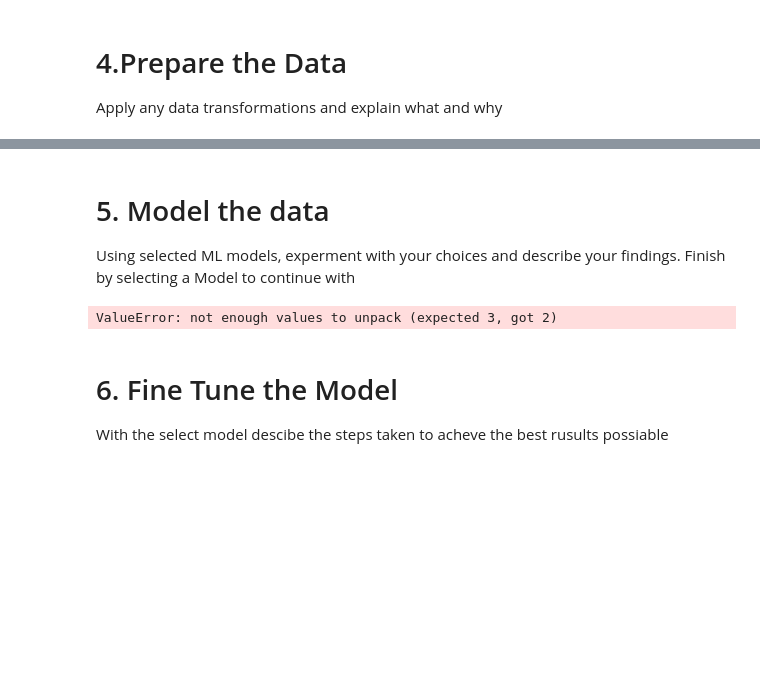
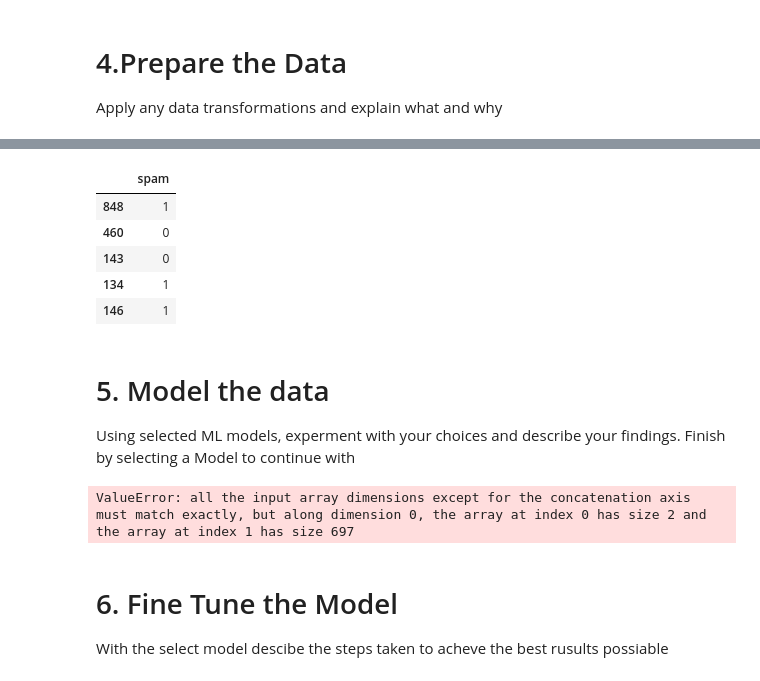
Before and after one commit to alanjit2/Machine-Learning-AI-Honors, a Jupyter notebook: Project_4/Project_4.ipynb, the cells around one changed output, grey strips where cells are left out. Saved outputs shown, nothing was run; the diff lists cells and outputs as text; code cells hidden in the pictures; blank space fills up the shorter version.

Commit message:
Debug and fix preprocessor

```diff
--- a/Project_4/Project_4.ipynb
+++ b/Project_4/Project_4.ipynb
@@ -233,19 +244,16 @@ Apply any data transformations and explain what and why
 # %%
 from sklearn.model_selection import train_test_split
 import numpy as np
-X = pd.DataFrame({ # Split Data and gather wanted features
-    "subject":     df_copy.loc[:, "subject"],
-    "email_content":     df_copy.loc[:, "email_content"],
-    "spam_word_count":     df_copy.loc[:, "spam_word_count"]
-})
+features = ['subject', 'email_content', 'spam_word_count']
+X = df_copy[features]
 
-Y = df_copy.loc[:, "spam"]
-df = pd.concat([X, Y], axis=1)
-df = df.dropna()
-X, Y = df[X.columns], df_copy["spam"]
+Y = df_copy['spam']
+Y = pd.DataFrame(Y)
+# df_copy = pd.concat([X, Y], axis=1)
+# df_copy = df_copy.dropna()
+# X, Y = df_copy[features], df_copy["spam"]
 
 X_train, X_test, y_train, y_test = train_test_split(
     X, Y, test_size=0.2, stratify=Y,
     random_state=42
 )
-X_train.head()
@@ -267,3 +269,12 @@ print(len(y_train))
+# %%
+y_train.head()
+# %% [output]
+|  | spam |
+| 848 | 1 |
+| 460 | 0 |
+| 143 | 0 |
+| 134 | 1 |
+| 146 | 1 |
 # %% [markdown]
 # 5. Model the data
 Using selected ML models, experment with your choices and describe your findings. Finish by selecting a Model to continue with
@@ -271,7 +295,14 @@ Using selected ML models, experment with your choices and describe your findings
 from sklearn.naive_bayes import MultinomialNB
 from sklearn.pipeline import Pipeline
 from sklearn.feature_extraction.text import CountVectorizer
-modelNB = Pipeline([
-    ('vectorizer', CountVectorizer()),
-    ('nb', MultinomialNB())
+from sklearn.metrics import accuracy_score
+NBmodel = Pipeline([
+    ('preprocessor',preprocessor),
+    ('classifier', MultinomialNB())
 ])
+
+NBmodel.fit(X_train, y_train)
+NBaccuracy = NBmodel.score(X_test, y_test)
+print("MultinomialNB Accuracy", NBaccuracy)
+# %% [output]
+ValueError: all the input array dimensions except for the concatenation axis must match exactly, but along dimension 0, the array at index 0 has size 2 and the array at index 1 has size 697
@@ -302,11 +309,3 @@ model = Pipeline(steps=[
-# %%
-from sklearn.metrics import accuracy_score
-model.fit(X_train, y_train)
-y_pred = model.predict(X_test)
-accuracy = accuracy_score(y_test, y_predict)
-print(f"Accuracy: {accuracy:.2f}")
-# %% [output]
-ValueError: not enough values to unpack (expected 3, got 2)
 # %% [markdown]
 # 6. Fine Tune the Model
 
```
Also changed, not shown: parts of 10 cells of this notebook.
